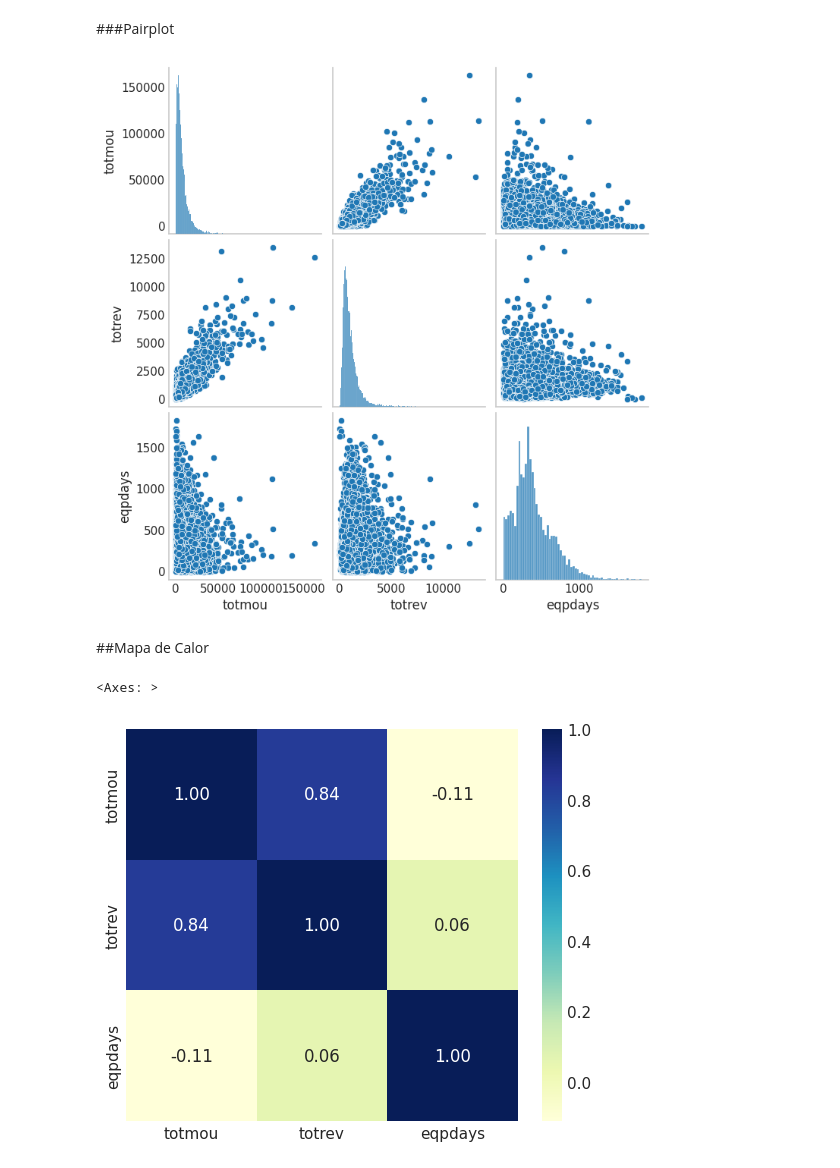
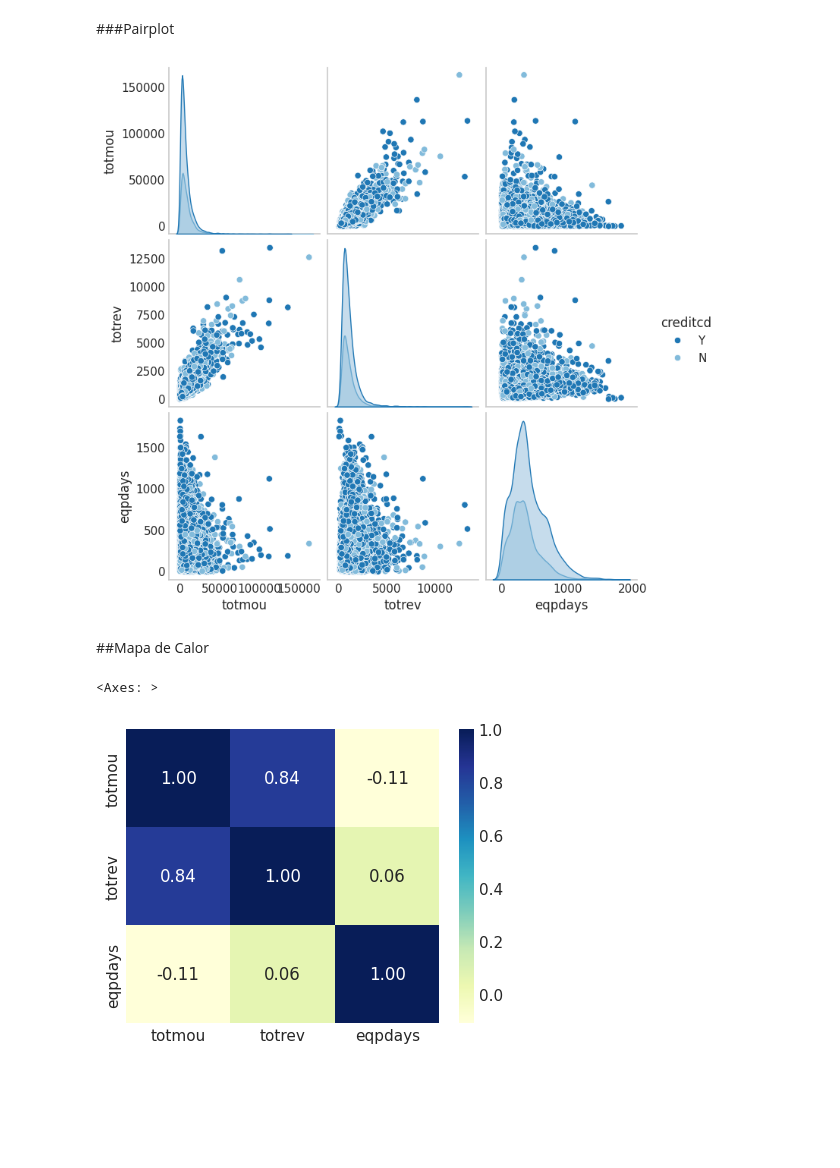
Before and after one commit to mgomez270/MLGuia1, a Jupyter notebook: Relación_Minutos.ipynb, the cells around one changed output. Drawn from its saved outputs; the diff is of its cells as text; code cells hidden in the pictures; blank space fills up the shorter version.

```diff
--- a/Relación_Minutos.ipynb
+++ b/Relación_Minutos.ipynb
@@ -204,18 +204,18 @@ plt.show()
 # %% [markdown]
 ###Pairplot
 # %%
-sns.pairplot(df)
+sns.pairplot(df,hue='creditcd')
 plt.show()
 # %% [output]
-[figure, old version]
+[figure, new version]
 # %% [markdown]
 ##Mapa de Calor
 # %%
-plt.figure(figsize=(5,4))
+plt.figure(figsize=(4,3))
 sns.heatmap(df.select_dtypes(include=['int64', 'float64']).corr(),annot=True,fmt=".2f",cmap="YlGnBu")
 # %% [output]
 <Axes: >
-[figure, old version]
+[figure, new version]
 # %%
 plt.figure(figsize=(5,4))
 
```
Also changed, not shown: parts of 2 cells of this notebook.
